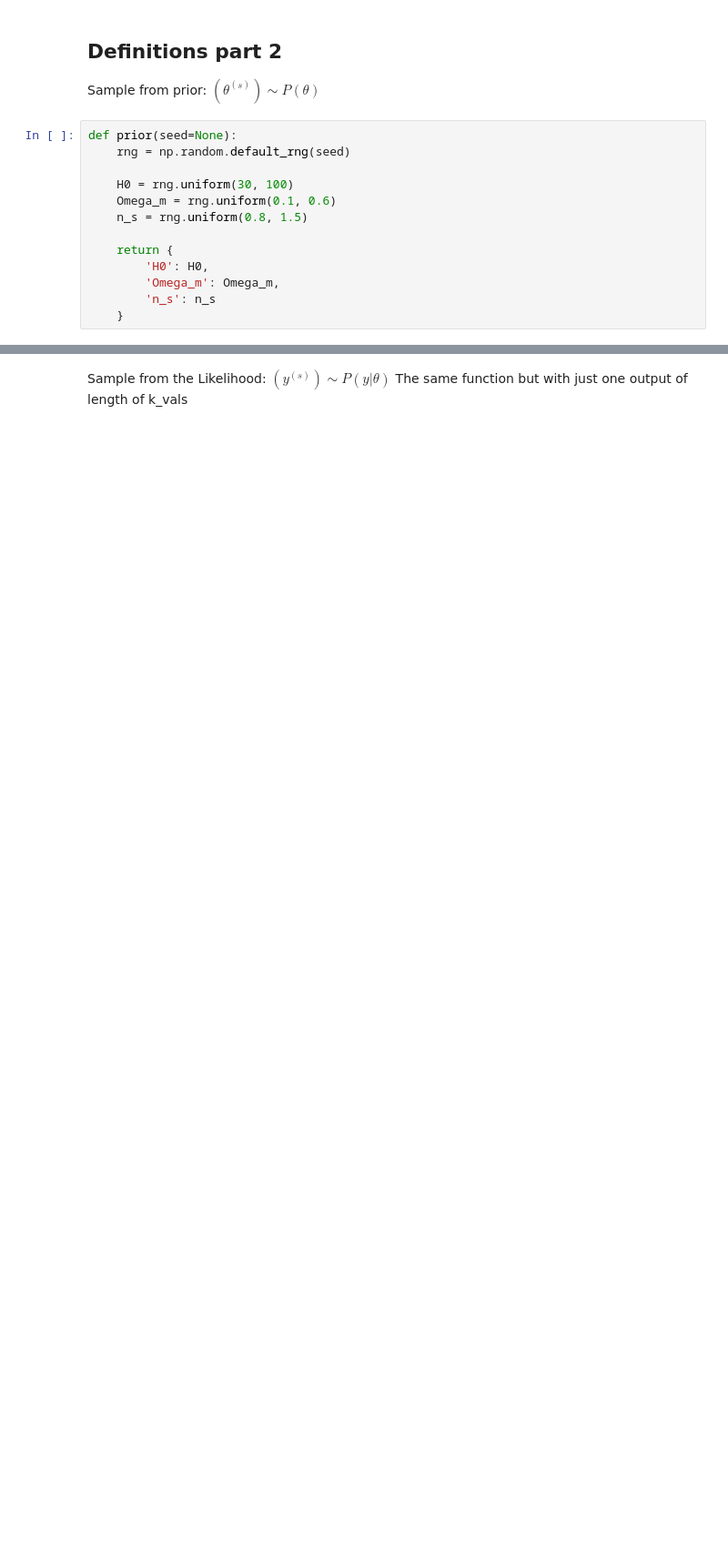
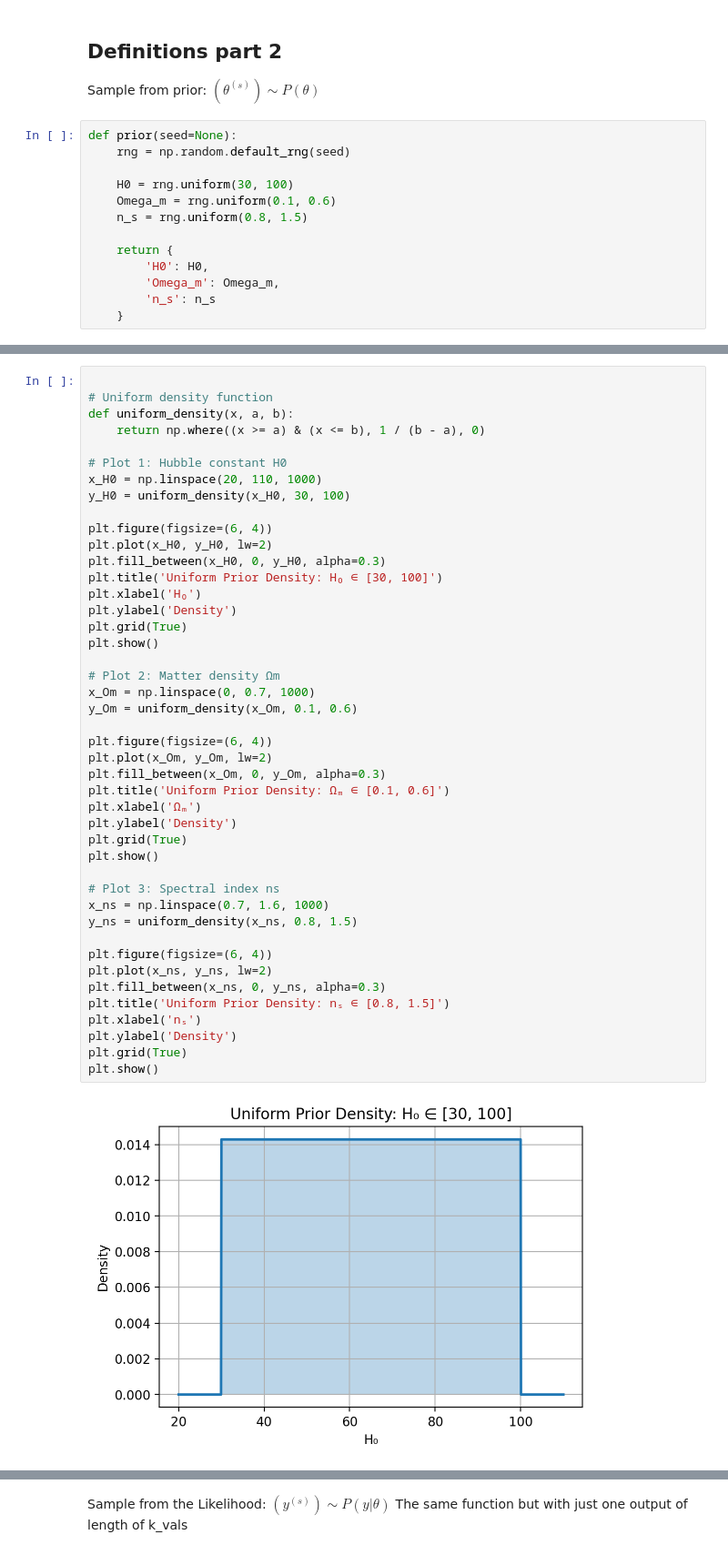
Before and after one commit to lapulga-10/Estimating-Cosmological-Parameters-from-Galaxy-Power-Spectrum-, a Jupyter notebook: Rahul_try2.ipynb, the cells around one changed output, grey strips where cells are left out. Shown at 91% size. Cells and saved outputs as stored; diff of their text form; blank space fills up the shorter version.

```diff
--- a/Rahul_try2.ipynb
+++ b/Rahul_try2.ipynb
@@ -170,0 +225,46 @@ def prior(seed=None):
+# %%
+
+# Uniform density function
+def uniform_density(x, a, b):
+    return np.where((x >= a) & (x <= b), 1 / (b - a), 0)
+
+# Plot 1: Hubble constant H0
+x_H0 = np.linspace(20, 110, 1000)
+y_H0 = uniform_density(x_H0, 30, 100)
+
+plt.figure(figsize=(6, 4))
+plt.plot(x_H0, y_H0, lw=2)
+plt.fill_between(x_H0, 0, y_H0, alpha=0.3)
+plt.title('Uniform Prior Density: H₀ ∈ [30, 100]')
+plt.xlabel('H₀')
+plt.ylabel('Density')
+plt.grid(True)
+plt.show()
+
+# Plot 2: Matter density Ωm
+x_Om = np.linspace(0, 0.7, 1000)
+y_Om = uniform_density(x_Om, 0.1, 0.6)
+
+plt.figure(figsize=(6, 4))
+plt.plot(x_Om, y_Om, lw=2)
+plt.fill_between(x_Om, 0, y_Om, alpha=0.3)
+plt.title('Uniform Prior Density: Ωₘ ∈ [0.1, 0.6]')
+plt.xlabel('Ωₘ')
+plt.ylabel('Density')
+plt.grid(True)
+plt.show()
+
+# Plot 3: Spectral index ns
+x_ns = np.linspace(0.7, 1.6, 1000)
+y_ns = uniform_density(x_ns, 0.8, 1.5)
+
+plt.figure(figsize=(6, 4))
+plt.plot(x_ns, y_ns, lw=2)
+plt.fill_between(x_ns, 0, y_ns, alpha=0.3)
+plt.title('Uniform Prior Density: nₛ ∈ [0.8, 1.5]')
+plt.xlabel('nₛ')
+plt.ylabel('Density')
+plt.grid(True)
+plt.show()
+# %% [output]
+[figure, added]
```
Also changed, not shown: parts of 34 cells of this notebook.
